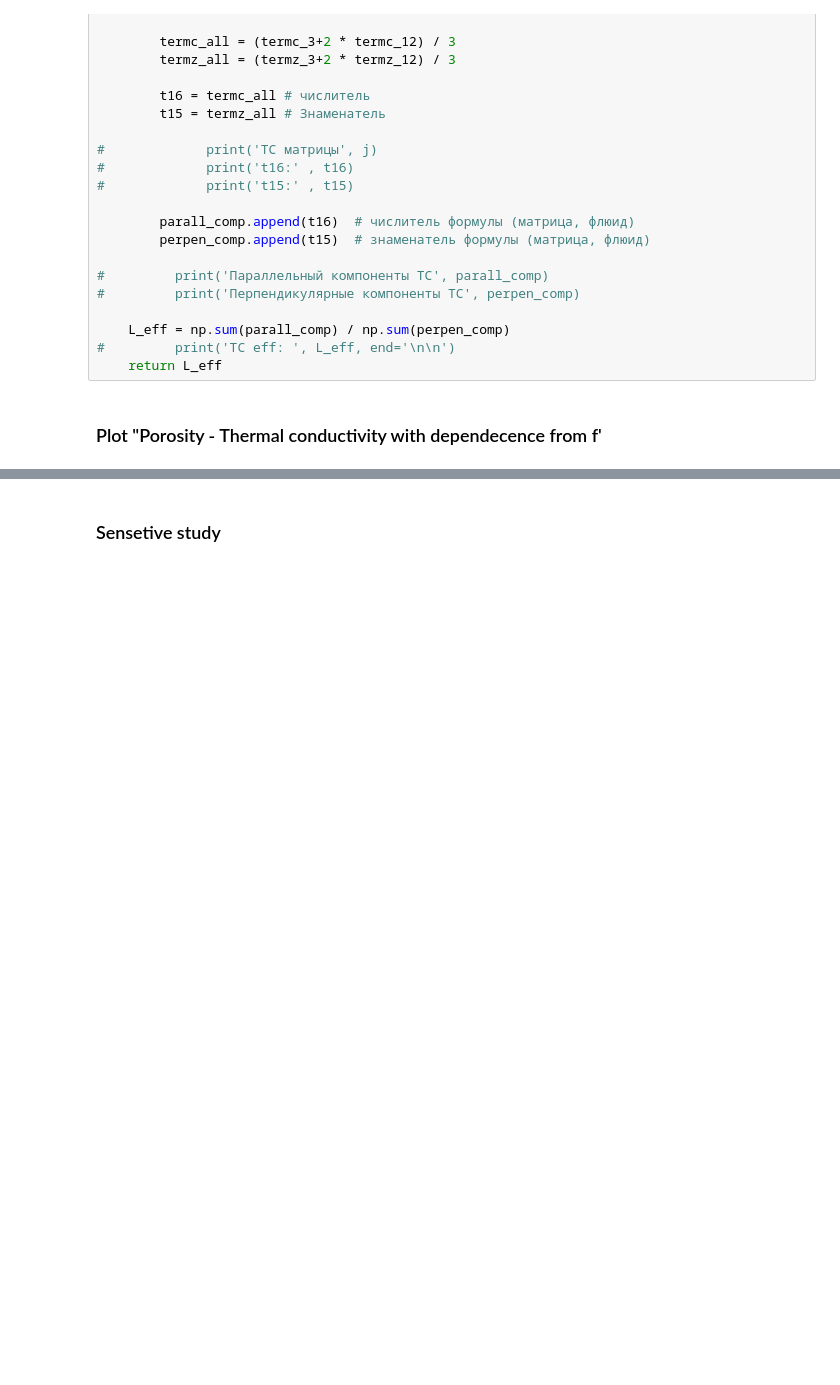
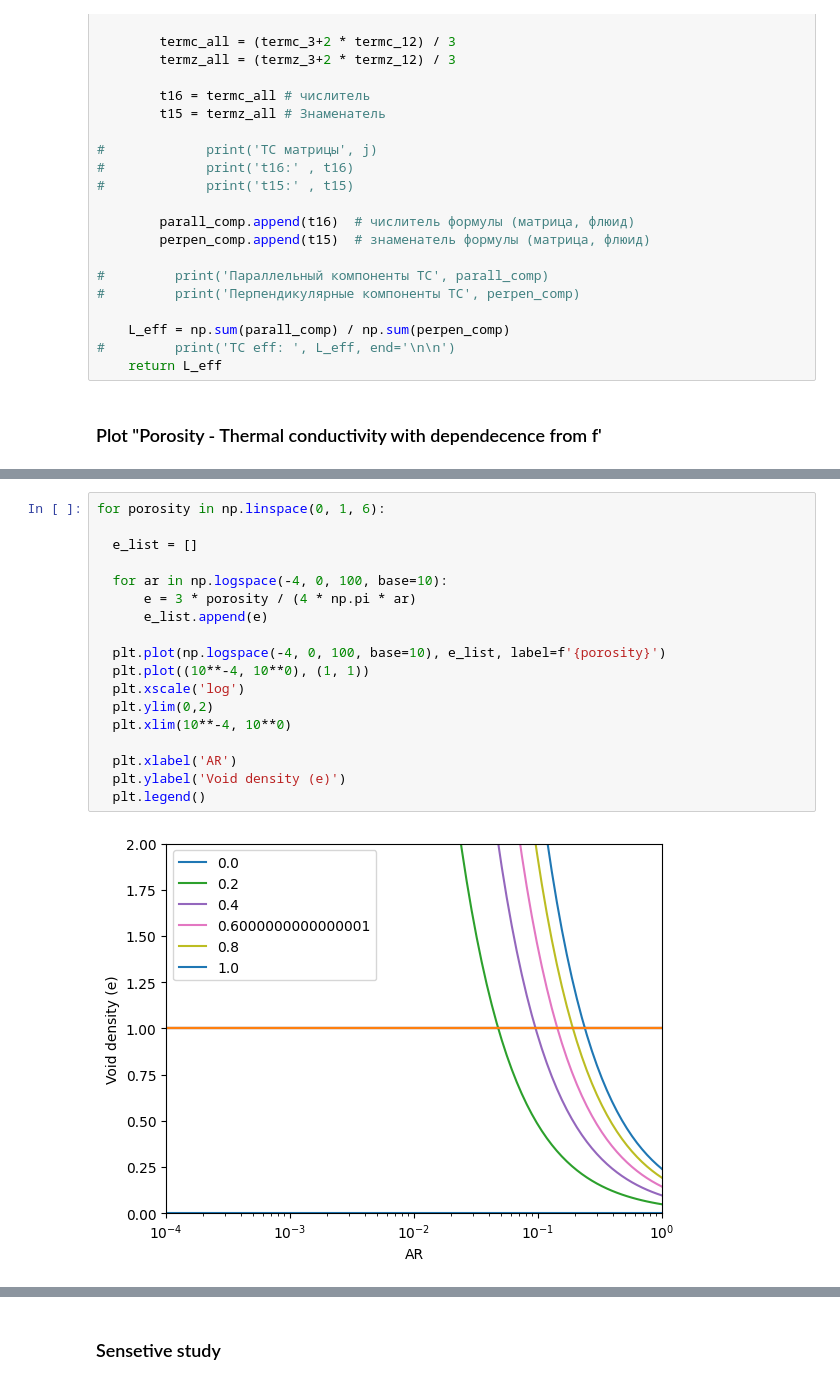
Before and after one commit to MariiaKalinina/Elasticity, a Jupyter notebook: Permeability_from_TC.ipynb, the cells around one changed output, grey strips where cells are left out. Saved outputs shown, nothing was run; the diff lists cells and outputs as text; blank space fills up the shorter version.

```diff
--- a/Permeability_from_TC.ipynb
+++ b/Permeability_from_TC.ipynb
@@ -738,0 +769,20 @@ Text(0.5, 1.0, 'Porosity - Thermal conductivity with dependecence from f')
+# %%
+for porosity in np.linspace(0, 1, 6):
+
+  e_list = []
+
+  for ar in np.logspace(-4, 0, 100, base=10):
+      e = 3 * porosity / (4 * np.pi * ar)
+      e_list.append(e)
+
+  plt.plot(np.logspace(-4, 0, 100, base=10), e_list, label=f'{porosity}')
+  plt.plot((10**-4, 10**0), (1, 1))
+  plt.xscale('log')
+  plt.ylim(0,2)
+  plt.xlim(10**-4, 10**0)
+
+  plt.xlabel('AR')
+  plt.ylabel('Void density (e)')
+  plt.legend()
+# %% [output]
+[figure, added]
```
Also changed, not shown: parts of 5 cells of this notebook.
